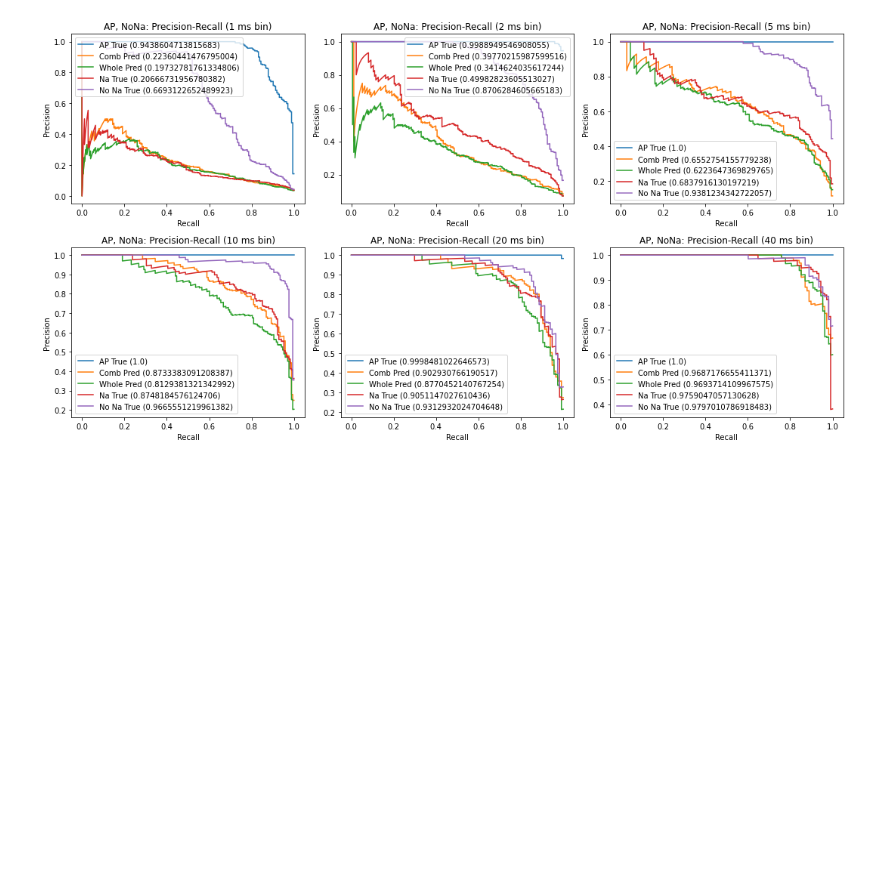
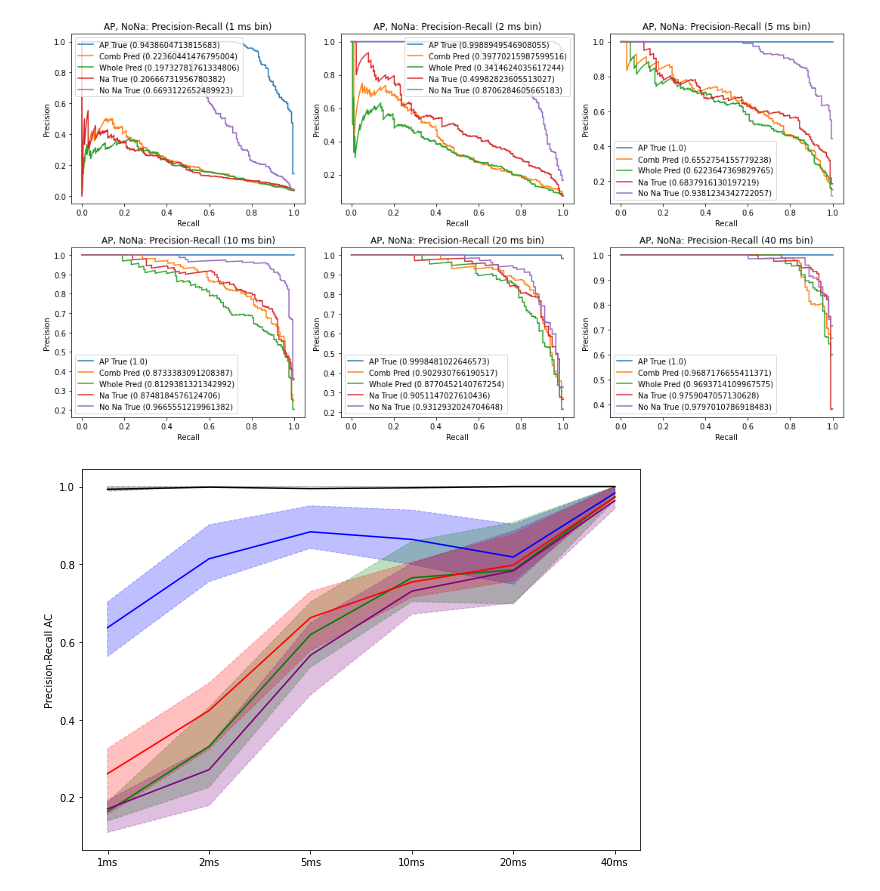
Before and after one commit to yjkimnada/dendrite, a Jupyter notebook: AP_analysis.ipynb, the cells around one changed output. Cells and saved outputs as stored; diff of their text form; code cells hidden in the pictures; blank space fills up the shorter version.

```diff
--- a/AP_analysis.ipynb
+++ b/AP_analysis.ipynb
@@ -48,0 +89,38 @@ fig.tight_layout()
+# %%
+ap_true_q1 = np.quantile(auc_array[:,0,:], 0.25, 1)
+ap_true_q3 = np.quantile(auc_array[:,0,:], 0.75, 1)
+
+na_true_q1 = np.quantile(auc_array[:,1,:], 0.25, 1)
+na_true_q3 = np.quantile(auc_array[:,1,:], 0.75, 1)
+
+nona_true_q1 = np.quantile(auc_array[:,2,:], 0.25, 1)
+nona_true_q3 = np.quantile(auc_array[:,2,:], 0.75, 1)
+
+comb_pred_q1 = np.quantile(auc_array[:,3,:], 0.25, 1)
+comb_pred_q3 = np.quantile(auc_array[:,3,:], 0.75, 1)
+
+whole_pred_q1 = np.quantile(auc_array[:,4,:], 0.25, 1)
+whole_pred_q3 = np.quantile(auc_array[:,4,:], 0.75, 1)
+# %%
+plt.figure(figsize = (10,7))
+
+plt.plot(np.mean(auc_array[:,0,:], 1), color="black")
+plt.fill_between(np.arange(6), ap_true_q1, ap_true_q3, alpha=0.25, linestyle="--", linewidth=1, edgecolor="black", facecolor="black")
+
+plt.plot(np.mean(auc_array[:,1,:], 1), color="blue")
+plt.fill_between(np.arange(6), na_true_q1, na_true_q3, alpha=0.25, linestyle="--", linewidth=1, edgecolor="blue", facecolor="blue")
+
+plt.plot(np.mean(auc_array[:,2,:], 1), color="green")
+plt.fill_between(np.arange(6), nona_true_q1, nona_true_q3, alpha=0.25, linestyle="--", linewidth=1, edgecolor="green", facecolor="green")
+
+plt.plot(np.mean(auc_array[:,3,:], 1), color="red")
+plt.fill_between(np.arange(6), comb_pred_q1, comb_pred_q3, alpha=0.25, linestyle="--", linewidth=1, edgecolor="red", facecolor="red")
+
+plt.plot(np.mean(auc_array[:,4,:], 1), color="purple")
+plt.fill_between(np.arange(6), whole_pred_q1, whole_pred_q3, alpha=0.25, linestyle="--", linewidth=1, edgecolor="purple", facecolor="purple")
+
+plt.xticks(ticks=np.arange(6), labels=["1ms","2ms","5ms","10ms","20ms","40ms"])
+plt.ylabel("Precision-Recall AC")
+plt.show()
+# %% [output]
+[figure, added]
```
Also changed, not shown: parts of 2 cells of this notebook, 5 other files.
